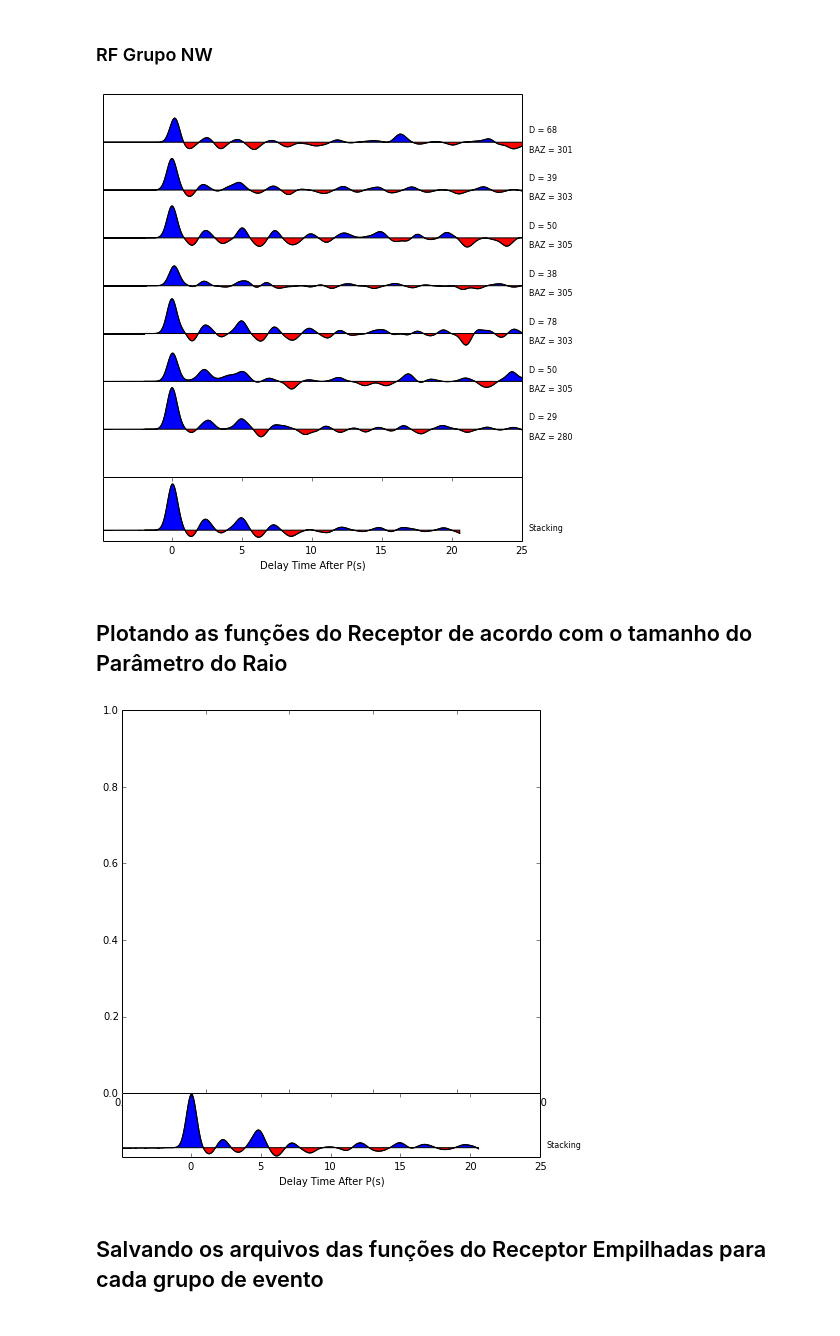
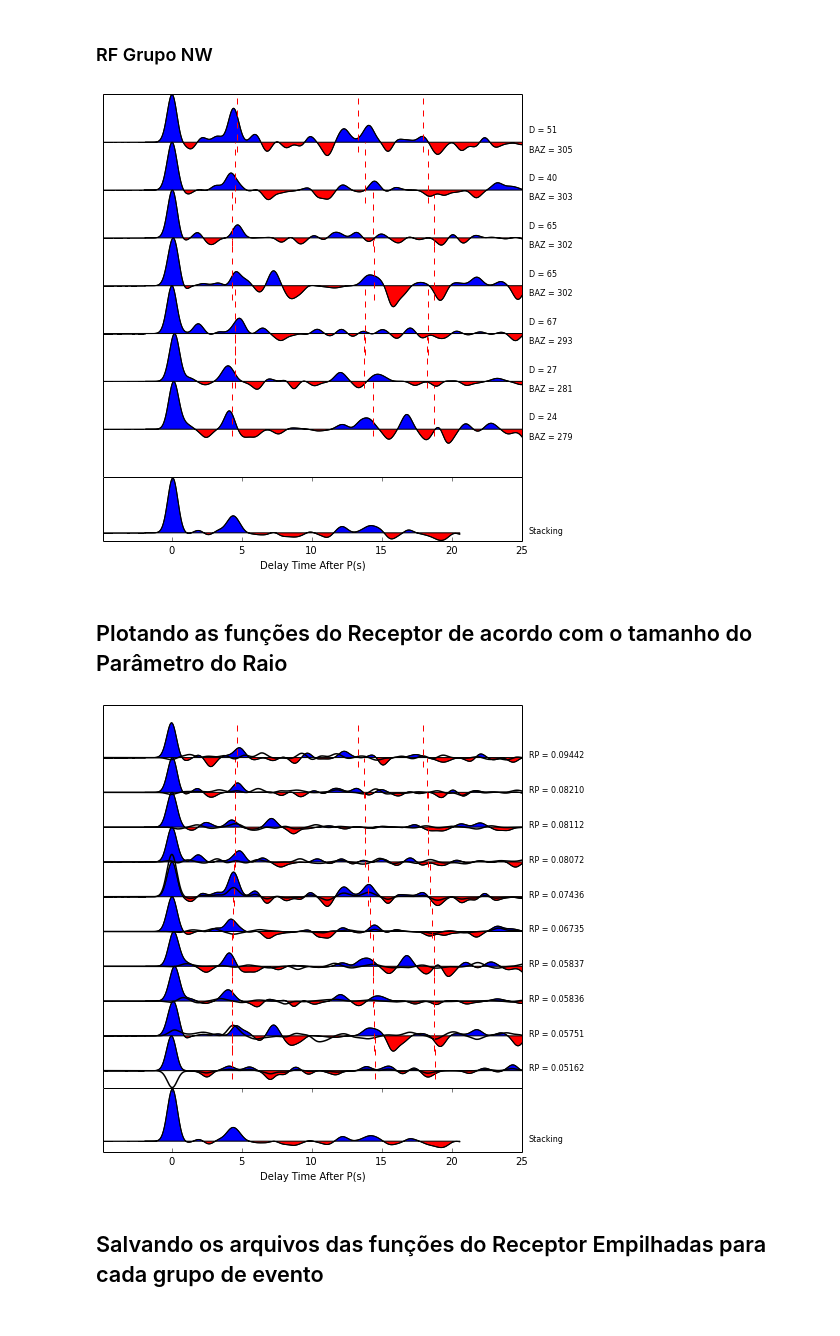
Before and after one commit to dIOGOLOC/projeto_mestrado, a Jupyter notebook: plotagem_funcao_receptor.ipynb, the cells around one changed output. Drawn from its saved outputs; the diff is of its cells as text; code cells hidden in the pictures.

```diff
--- a/plotagem_funcao_receptor.ipynb
+++ b/plotagem_funcao_receptor.ipynb
@@ -6,7 +6,7 @@ Módulos como glob, os e shutil são utilizados em algumas rotinas de busca e co
 # %% [markdown]
 <h3>Escolha da estação para plotar das funções do Receptor</h3>
 # %%
-STA = 'STA08'
+STA = 'STA01'
 # %% [markdown]
 <h3>Procurando as funções do Receptor nas pastas das estações:</h3>
 # %%
@@ -145,8 +123,8 @@ ON.STA08.. | 2013-02-09T14:23:04.241000Z - 2013-02-09T14:23:39.241000Z | 40.0 Hz
 # %% [markdown]
 <h4>Criando um dicionário para armazenar as variáveis para os diferentes grupos de eventos:</h4>
 # %%
-RFdados = {'NE':{'lista':[],'sac':[],'orglist':[],'BAZ':[],'gcarc':[],'RP':[],'time':[],'data':[],'data1024':[],'stack_time':[],'stack':[]},
-           'SE':{'lista':[],'sac':[],'orglist':[],'BAZ':[],'gcarc':[],'RP':[],'time':[],'data':[],'data1024':[],'stack_time':[],'stack':[]},
-           'SW':{'lista':[],'sac':[],'orglist':[],'BAZ':[],'gcarc':[],'RP':[],'time':[],'data':[],'data1024':[],'stack_time':[],'stack':[]},
-           'NW':{'lista':[],'sac':[],'orglist':[],'BAZ':[],'gcarc':[],'RP':[],'time':[],'data':[],'data1024':[],'stack_time':[],'stack':[]}}
+RFdados = {'NE':{'lista':[],'sacR':[],'sacT':[],'orglist':[],'BAZ':[],'gcarc':[],'RP':[],'timeR':[],'dataR':[],'timeT':[],'dataT':[],'data1024R':[],'data1024T':[],'stack_time':[],'stack':[],'ampli_min':[],'ampli_max':[]},
+           'SE':{'lista':[],'sacR':[],'sacT':[],'orglist':[],'BAZ':[],'gcarc':[],'RP':[],'timeR':[],'dataR':[],'timeT':[],'dataT':[],'data1024R':[],'data1024T':[],'stack_time':[],'stack':[],'ampli_min':[],'ampli_max':[]},
+           'SW':{'lista':[],'sacR':[],'sacT':[],'orglist':[],'BAZ':[],'gcarc':[],'RP':[],'timeR':[],'dataR':[],'timeT':[],'dataT':[],'data1024R':[],'data1024T':[],'stack_time':[],'stack':[],'ampli_min':[],'ampli_max':[]},
+           'NW':{'lista':[],'sacR':[],'sacT':[],'orglist':[],'BAZ':[],'gcarc':[],'RP':[],'timeR':[],'dataR':[],'timeT':[],'dataT':[],'data1024R':[],'data1024T':[],'stack_time':[],'stack':[],'ampli_min':[],'ampli_max':[]}}
 # %%
@@ -159,7 +144,7 @@ STlist=sort(STlist)
 # %% [markdown]
 <h4>Separando as funções do receptor em grupos de acordo com o quadrante do back-azimute</h4>
 # %%
-for i,j in enumerate(STlist):
+for i,j in enumerate(STRlist):
     if np.array(STdados['BAZ'],dtype=float)[i] <= 90:
         shutil.copyfile(j,'/home/diogo/projeto_mestrado/NE' + j)
         RFdados['NE']['lista'] = j
@@ -172,6 +157,16 @@ for i,j in enumerate(STlist):
     elif np.array(STdados['BAZ'],dtype=float)[i] <= 360:
         shutil.copyfile(j,'/home/diogo/projeto_mestrado/NW' + j)
         RFdados['NW']['lista'] = j
+
+for i,j in enumerate(STTlist):
+    if np.array(STdados['BAZ'],dtype=float)[i] <= 90:
+        shutil.copyfile(j,'/home/diogo/projeto_mestrado/NE' + j)
+    elif np.array(STdados['BAZ'],dtype=float)[i] <= 180:
+        shutil.copyfile(j,'/home/diogo/projeto_mestrado/SE' + j)
+    elif np.array(STdados['BAZ'],dtype=float)[i] <= 270:
+        shutil.copyfile(j,'/home/diogo/projeto_mestrado/SW' + j)
+    elif np.array(STdados['BAZ'],dtype=float)[i] <= 360:
+        shutil.copyfile(j,'/home/diogo/projeto_mestrado/NW' + j)
 # %% [markdown]
 <h4>Salvando as variáveis para o plot das funções do Receptor:</h4>
 # %%
@@ -245,29 +249,29 @@ plot_receptor(RFdados['SW']['lista'],RFdados['SW']['orglist'],RFdados['SW']['tim
 # %% [markdown]
 <h3>RF Grupo NW</h3>
 # %%
-plot_receptor(RFdados['NW']['lista'],RFdados['NW']['orglist'],RFdados['NW']['time'],RFdados['NW']['data'],STdados['tPs'],STdados['tPpPs'],STdados['tPsPs'],STdados['ampli_min'],STdados['ampli_max'],RFdados['NW']['gcarc'],RFdados['NW']['BAZ'],RFdados['NW']['sac'],RFdados['NW']['stack_time'],RFdados['NW']['stack'],'NW')
+plot_receptor(RFdados['NW']['lista'],RFdados['NW']['orglist'],RFdados['NW']['timeR'],RFdados['NW']['dataR'],RFdados['NW']['dataT'],RFdados['NW']['timeT'],STdados['tPs'],STdados['tPpPs'],STdados['tPsPs'],RFdados['NW']['ampli_min'],RFdados['NW']['ampli_max'],RFdados['NW']['gcarc'],RFdados['NW']['BAZ'],RFdados['NW']['sacR'],RFdados['NW']['stack_time'],RFdados['NW']['stack'],'NW')
 # %% [output]
-[figure, old version]
+[figure, new version]
 # %% [markdown]
 <h2>Plotando as funções do Receptor de acordo com o tamanho do Parâmetro do Raio</h2>
 # %%
-def plot_RP(orglist,timeR,timeT,dataR,dataT,tPs,tPpPs,tPsPs,ampli_min,ampli_max,RP,stack_time,stack):
+def plot_RP(orglist,timeR,dataR,timeT,dataT,tPs,tPpPs,tPsPs,ampli_min,ampli_max,RP,stack_time,stack):
     plt.figure(figsize = (10,8))
     gs = gridspec.GridSpec(2, 1, width_ratios=[3, 1],height_ratios=[3,0.5], wspace=0.000001, hspace=0.000001)
     plt.subplot(gs[0])
     for k, i in enumerate(orglist):
-        plt.plot(timeR[k]-5,k+dataR[k],'k',linewidth=1)
-        plt.plot(timeT[k]-5,k+dataT[k],'r',linewidth=1)
-        plt.plot(tPs[k],tPs[k],k+ampli_min[k],k+ampli_max[k],'--r')
-        plt.plot(tPpPs[k],tPpPs[k],k+ampli_min[k],k+ampli_max[k],'--r')
-        plt.plot(tPsPs[k],tPsPs[k],k+ampli_min[k],k+ampli_max[k],'--r')
+        plt.plot(timeT[i]-5,k+dataT[i],'k',linewidth=1.5)
+        plt.plot(timeR[i]-5,k+dataR[i],'k',linewidth=1)
+        plt.plot([tPs[i],tPs[i]],[k+ampli_min[i],k+ampli_max[i]],'--r')
+        plt.plot([tPpPs[i],tPpPs[i]],[k+ampli_min[i],k+ampli_max[i]],'--r')
+        plt.plot([tPsPs[i],tPsPs[i]],[k+ampli_min[i],k+ampli_max[i]],'--r')
         plt.text(25.5, k,'RP = %s' % (RP[i]),fontsize=8)
-        plt.fill_between(timeR[k]-5,k+dataR[k],k,where=k+dataR[k]>=k, facecolor='blue', interpolate=True)
-        plt.fill_between(timeR[k]-5,k+dataR[k],k,where=k+dataR[k]<=k, facecolor='red', interpolate=True)
+        plt.fill_between(timeR[i]-5,k+dataR[i],k,where=k+dataR[i]<=k, facecolor='red', interpolate=True)
+        plt.fill_between(timeR[i]-5,k+dataR[i],k,where=k+dataR[i]>=k, facecolor='blue', interpolate=True)
         plt.xticks([])
         plt.yticks([])
         plt.xlim(-4.9,25)
-        plt.ylim(-1,11)
+        plt.ylim(-0.5,len(orglist)+0.5)
     plt.subplot(gs[1])
     plt.plot(stack_time-5,stack,'k',linewidth=1)
     plt.fill_between(stack_time-5,stack,0,where=stack>=0, facecolor='blue', interpolate=True)
@@ -278,9 +282,9 @@ def plot_RP(orglist,timeR,timeT,dataR,dataT,tPs,tPpPs,tPsPs,ampli_min,ampli_max,
     plt.xlim(-4.9,25)
     plt.savefig('Funções do Receptor e Empilhamento- '+STA+'.png',dpi=300)
 # %%
-plot_RP(STdados['orglist'],STdados['timeR'],STdados['timeT'],STdados['dataR'],STdados['dataT'],STdados['tPs'],STdados['tPpPs'],STdados['tPsPs'],STdados['ampli_min'],STdados['ampli_max'],STdados['RP'],STdados['stack_time'],STdados['stack'])
+plot_RP(STdados['orglist'],STdados['timeR'],STdados['dataR'],STdados['timeT'],STdados['dataT'],STdados['tPs'],STdados['tPpPs'],STdados['tPsPs'],STdados['ampli_min'],STdados['ampli_max'],STdados['RP'],STdados['stack_time'],STdados['stack'])
 # %% [output]
-[figure, old version]
+[figure, new version]
 # %% [markdown]
 <h2>Salvando os arquivos das funções do Receptor Empilhadas para cada grupo de evento<h2>
 # %%
```
Also changed, not shown: parts of 14 cells of this notebook.
